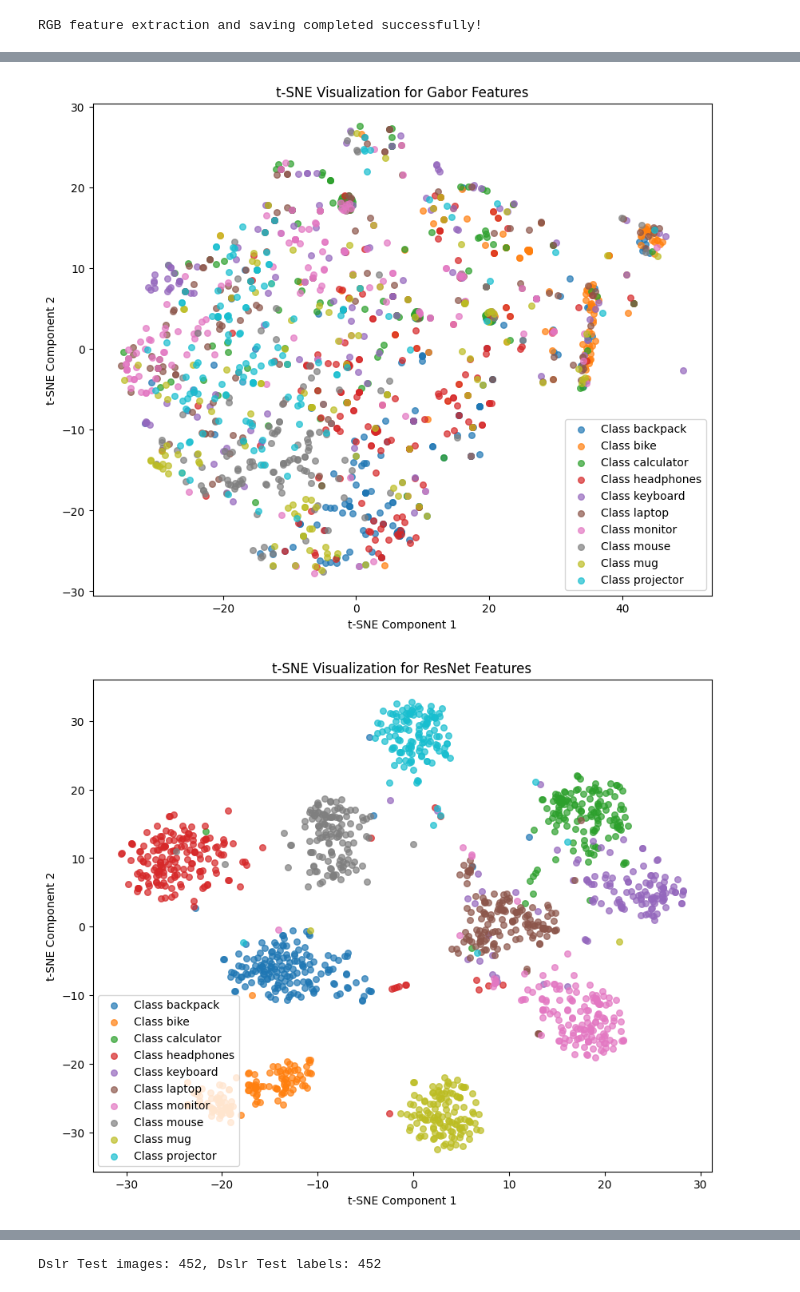
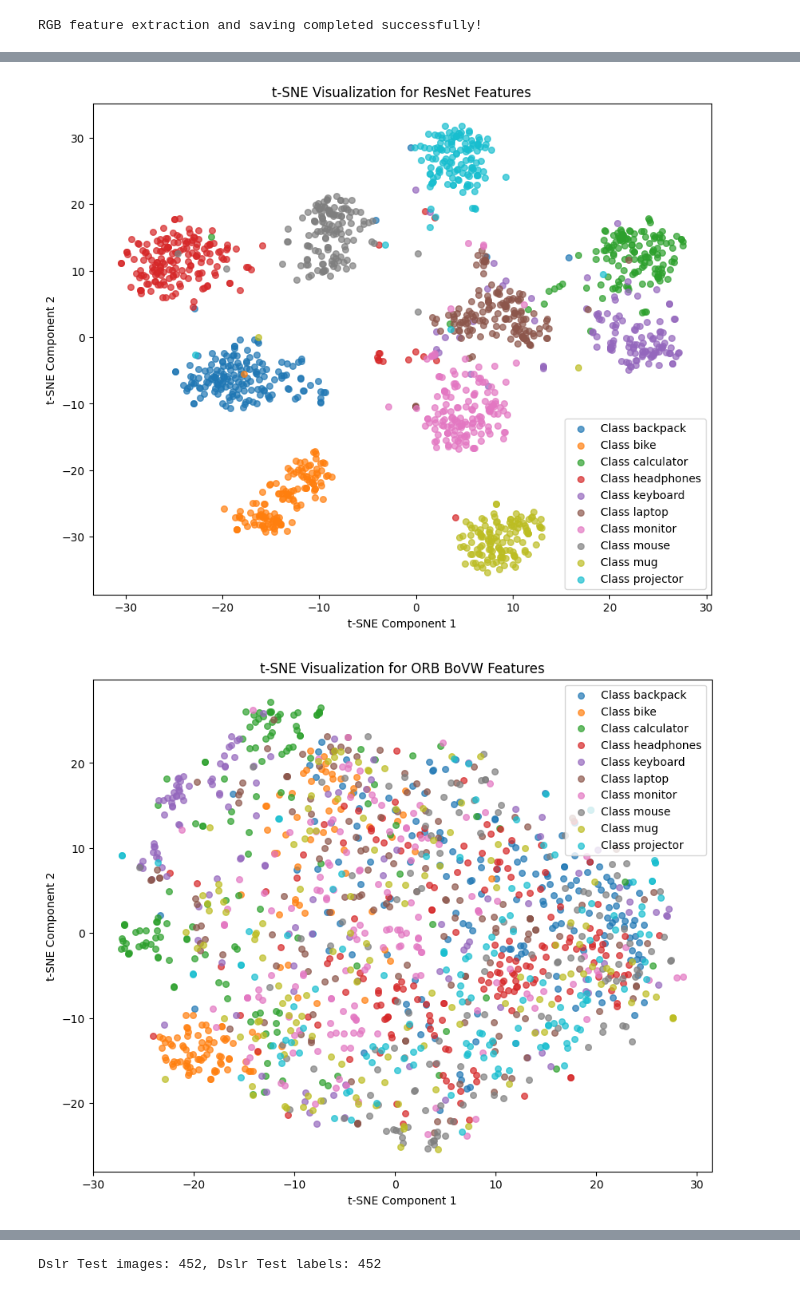
Before and after one commit to kennyalexlin/W281-Domain-Adaptation-Final-Project, a Jupyter notebook: full_extract_pipeline.ipynb, the cells around one changed output, grey strips where cells are left out. Cells and saved outputs as stored; diff of their text form; code cells hidden in the pictures.

```diff
--- a/full_extract_pipeline.ipynb
+++ b/full_extract_pipeline.ipynb
@@ -129,26 +103,37 @@ Gabor feature extraction and saving completed successfully!
 # %% [markdown]
 ## RESNET FEATURES
 # %%
+import os
 from utils import compute_resnet_features
 
-# Dataset splits
+# Define dataset splits
 dataset_splits = {
     'train': train_data,
     'val': val_data,
     'test': test_data
 }
+
+# List of splits to process
 splits_to_process = ['train', 'val', 'test']
 
-# Compute and save ResNet features
+# Directory to save features
+output_dir = "features"
+os.makedirs(output_dir, exist_ok=True)  # Ensure the directory exists
+
+# Compute ResNet features
 resnet_features = compute_resnet_features(
-    dataset_splits,
-    splits_to_process,
-    batch_size=16,
-    save_csv=True,
-    output_dir="features"
+    dataset_splits=dataset_splits,
+    splits_to_process=splits_to_process,
+    batch_size=16
 )
 
-print("ResNet feature extraction completed and saved successfully!")
+# Save each split's DataFrame to CSV in the /features directory
+for split_name, df in resnet_features.items():
+    output_path = os.path.join(output_dir, f"{split_name}_resnet_features.csv")
+    df.to_csv(output_path, index=False)
+    print(f"Saved {split_name} ResNet features to '{output_path}'.")
+
+print("ResNet feature extraction and saving completed successfully!")
 # %% [output]
 Label to integer mapping: {'backpack': 0, 'bike': 1, 'calculator': 2, 'headphones': 3, 'keyboard': 4, 'laptop': 5, 'monitor': 6, 'mouse': 7, 'mug': 8, 'projector': 9}
 Processing train split...
@@ -244,7 +229,6 @@ from sklearn.manifold import TSNE
 file_paths = {
     "LBP": r"features/train_lbp_features.csv",
     "GLCM": r"features/train_glcm_features.csv",
-    "Gabor": r"features/train_gabor_features.csv",
     "ResNet": r"features/train_resnet_features.csv",
     "ORB BoVW": r"features/train_orb_bovw_features.csv",
     "RGB": r"features/train_rgb_features.csv",
@@ -302,2 +286,2 @@ for method, (features, labels) in datasets.items():
-[figure, old version]
+[figure, new version]
-[figure, old version]
+[figure, new version]
```
Also changed, not shown: parts of 11 cells of this notebook, 7 other files.
